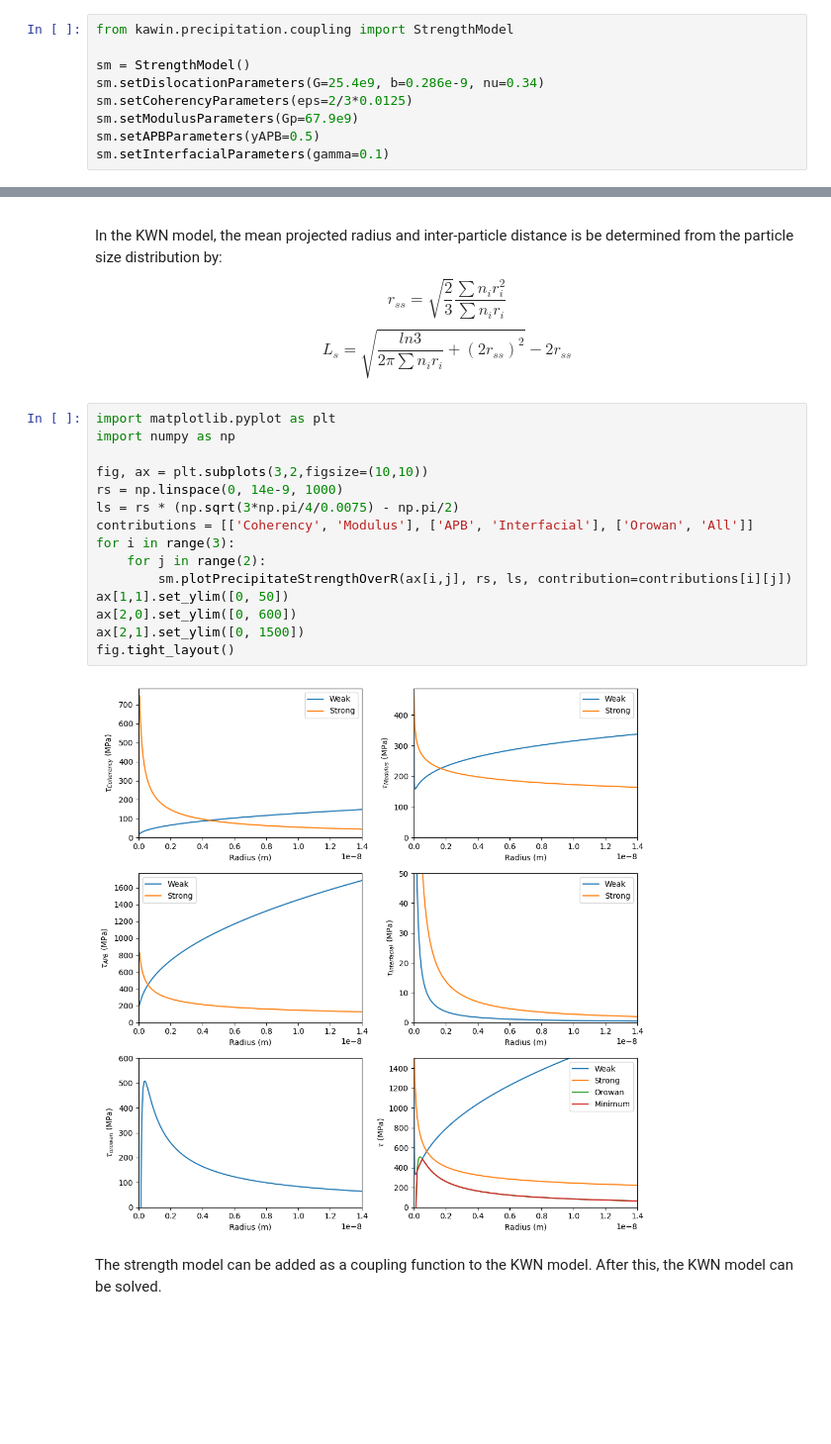
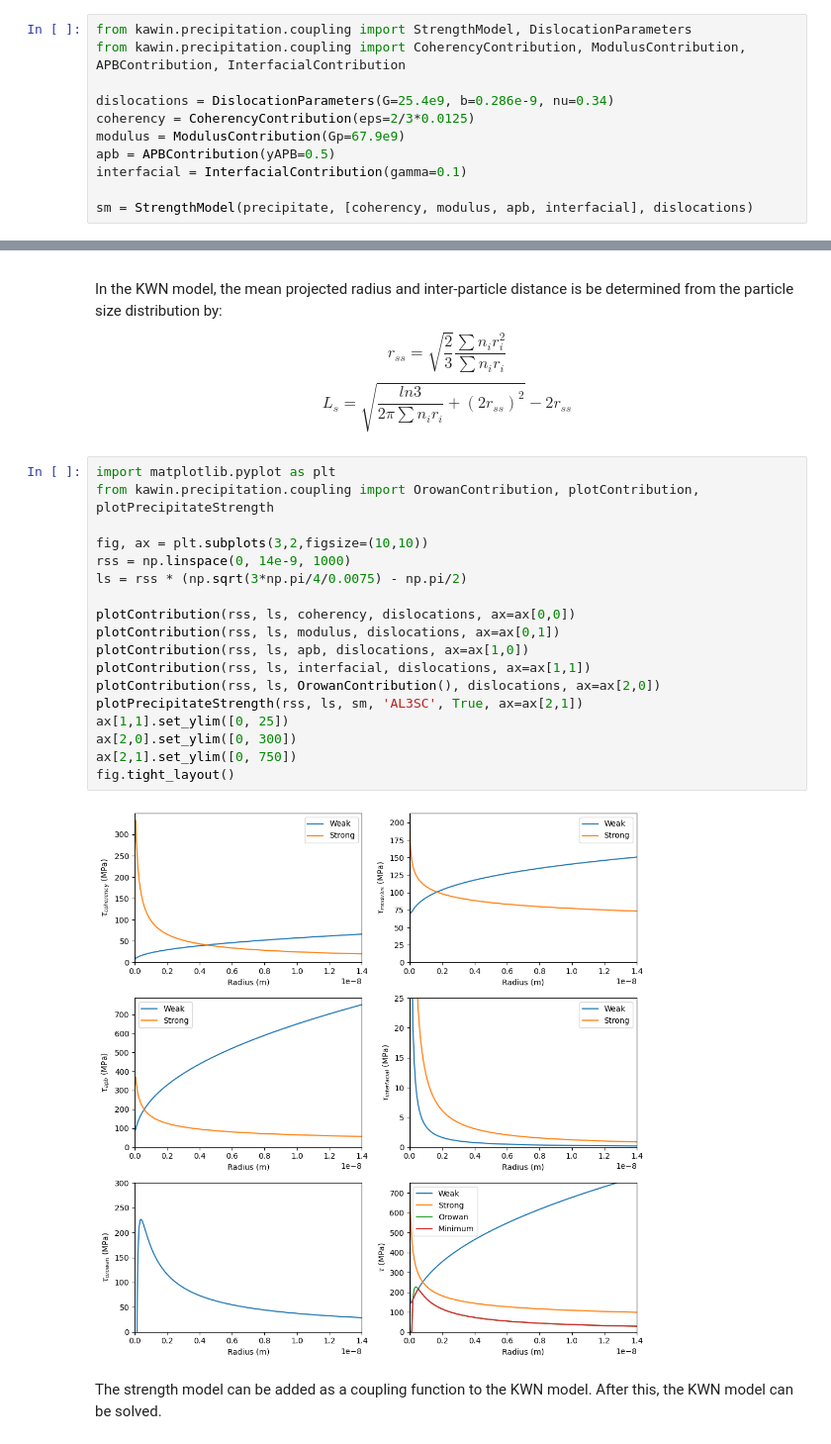
Before and after one commit to materialsgenomefoundation/kawin, a Jupyter notebook: examples/05_Strength_Modeling.ipynb, the cells around one changed output, grey strips where cells are left out. Shown at 99% size. Saved outputs shown, nothing was run; the diff lists cells and outputs as text; blank space fills up the shorter version.

Commit message:
refactor strength module to decouple strengthening mechanisms from the coupled model

```diff
--- a/examples/05_Strength_Modeling.ipynb
+++ b/examples/05_Strength_Modeling.ipynb
@@ -51,14 +51,16 @@ For the Al-Sc system, parameters will be included for the coherency, modulus, an
 The precipitate and strength model can be integrated by the StrengthModel.insertStrength function. This adds functions for the precipitate model to perform certain calculations necessary for the strength model. This includes the mean projected radius and inter-particle distance on a slip plane.
 - Note: parameters for the strengthening mechanisms are not actually required for the precipitate model. The strength model will still work if the two models are combined first, then the precipitate model is solved and the strength parameters are added at the end.
 # %%
-from kawin.precipitation.coupling import StrengthModel
+from kawin.precipitation.coupling import StrengthModel, DislocationParameters
+from kawin.precipitation.coupling import CoherencyContribution, ModulusContribution, APBContribution, InterfacialContribution
 
-sm = StrengthModel()
-sm.setDislocationParameters(G=25.4e9, b=0.286e-9, nu=0.34)
-sm.setCoherencyParameters(eps=2/3*0.0125)
-sm.setModulusParameters(Gp=67.9e9)
-sm.setAPBParameters(yAPB=0.5)
-sm.setInterfacialParameters(gamma=0.1)
+dislocations = DislocationParameters(G=25.4e9, b=0.286e-9, nu=0.34)
+coherency = CoherencyContribution(eps=2/3*0.0125)
+modulus = ModulusContribution(Gp=67.9e9)
+apb = APBContribution(yAPB=0.5)
+interfacial = InterfacialContribution(gamma=0.1)
+
+sm = StrengthModel(precipitate, [coherency, modulus, apb, interfacial], dislocations)
 # %% [markdown]
 Plotting the strengthening models can be done as a function of the particle radius or a function of time (if a solved precipitate model is supplied). For plotting over radius, the mean projected radius and inter-particle distance are needed.
 
@@ -71,21 +73,24 @@ $$ r_{ss} = \sqrt{\frac{2}{3}} \frac{\sum{n_i r^2_i}}{\sum{n_i r_i}} $$
 $$ L_s =\sqrt{\frac{ln{3}}{2\pi\sum{n_i r_i}} + (2r_{ss})^2} - 2r_{ss} $$
 # %%
 import matplotlib.pyplot as plt
-import numpy as np
+from kawin.precipitation.coupling import OrowanContribution, plotContribution, plotPrecipitateStrength
 
 fig, ax = plt.subplots(3,2,figsize=(10,10))
-rs = np.linspace(0, 14e-9, 1000)
-ls = rs * (np.sqrt(3*np.pi/4/0.0075) - np.pi/2)
-contributions = [['Coherency', 'Modulus'], ['APB', 'Interfacial'], ['Orowan', 'All']]
-for i in range(3):
-    for j in range(2):
-        sm.plotPrecipitateStrengthOverR(ax[i,j], rs, ls, contribution=contributions[i][j])
-ax[1,1].set_ylim([0, 50])
-ax[2,0].set_ylim([0, 600])
-ax[2,1].set_ylim([0, 1500])
+rss = np.linspace(0, 14e-9, 1000)
+ls = rss * (np.sqrt(3*np.pi/4/0.0075) - np.pi/2)
+
+plotContribution(rss, ls, coherency, dislocations, ax=ax[0,0])
+plotContribution(rss, ls, modulus, dislocations, ax=ax[0,1])
+plotContribution(rss, ls, apb, dislocations, ax=ax[1,0])
+plotContribution(rss, ls, interfacial, dislocations, ax=ax[1,1])
+plotContribution(rss, ls, OrowanContribution(), dislocations, ax=ax[2,0])
+plotPrecipitateStrength(rss, ls, sm, 'AL3SC', True, ax=ax[2,1])
+ax[1,1].set_ylim([0, 25])
+ax[2,0].set_ylim([0, 300])
+ax[2,1].set_ylim([0, 750])
 fig.tight_layout()
 # %% [output]
-[figure, old version]
+[figure, new version]
 # %% [markdown]
 The strength model can be added as a coupling function to the KWN model. After this, the KWN model can be solved.
 # %%
```
Also changed, not shown: parts of 5 cells of this notebook, 6 other files.
